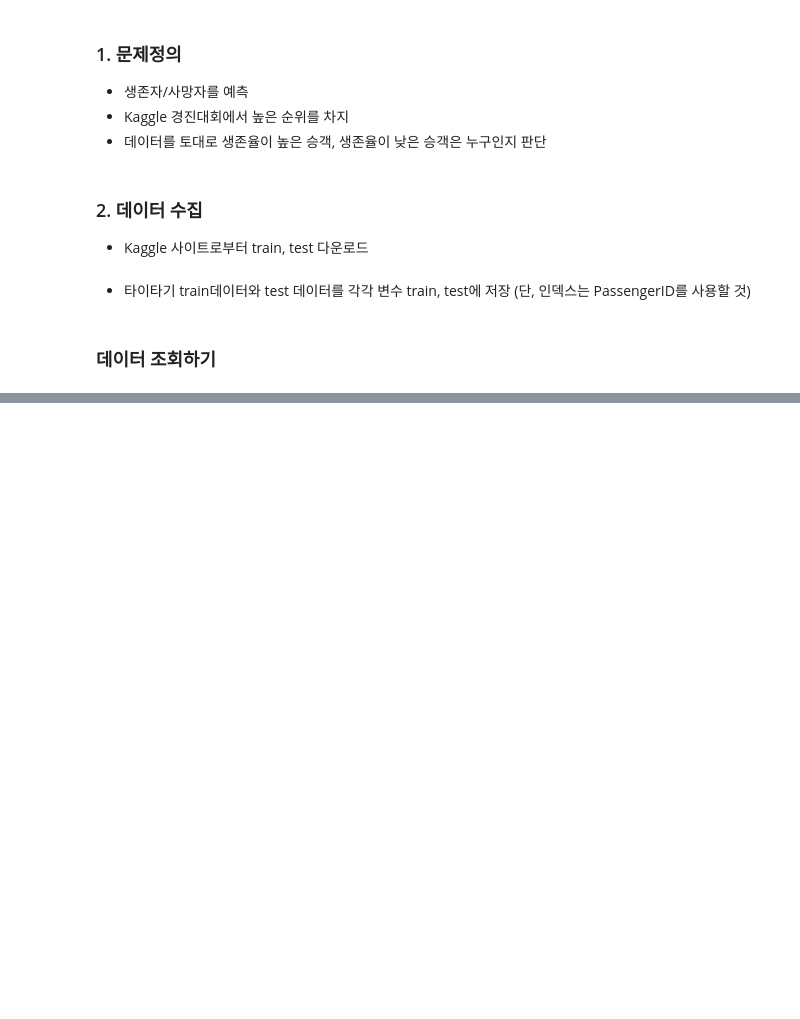
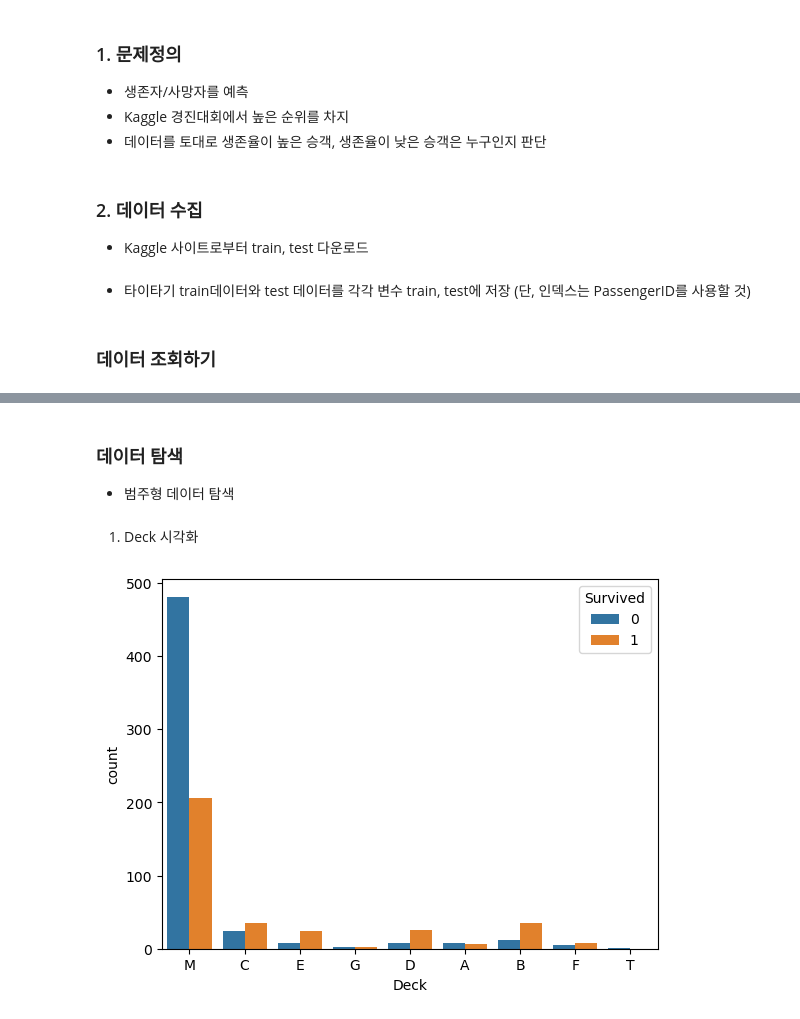
Before and after one commit to SeeUSoon93/MachineLerning, a Jupyter notebook: 6. 머신러닝/ex04_타이타닉 생존자 예측 분석.ipynb, the cells around one changed output, grey strips where cells are left out. Cells and saved outputs as stored; diff of their text form; code cells hidden in the pictures; blank space fills up the shorter version.

```diff
--- a/6. 머신러닝/ex04_타이타닉 생존자 예측 분석.ipynb
+++ b/6. 머신러닝/ex04_타이타닉 생존자 예측 분석.ipynb
@@ -87,0 +280,3 @@ X.
+# %%
+# fillna 메서드는 결측값을 원하는 값으로 변경하는 메서드
+train['Embarked'] = train['Embarked'].fillna('S')
@@ -87,0 +356,4 @@ X.
+# %%
+# 'Deck'이라는 새로운 컬럼을 생성하고 Cabin값을 대입하고 결측치에는 'M'을 대입
+train['Deck'] = train['Cabin'].fillna('M')
+test['Deck'] = test['Cabin'].fillna('M')
@@ -87,0 +376,6 @@ X.
+# %%
+# 'Deck'이라는 컬럼에서 맨 앞 알파벳 한글자만 가져오기
+train['Deck']=train['Deck'].str[0]
+test['Deck']=test['Deck'].str[0]
+# %%
+train = train.drop('Cabin',axis=1)
@@ -87,0 +400,5 @@ X.
+# %% [markdown]
+### 데이터 탐색
+- 범주형 데이터 탐색
+# %% [markdown]
+1. Deck 시각화
@@ -87,0 +407,8 @@ X.
+# %%
+# Deck의 데이터에 따른 생존 사망 바 그래프를 그려보기
+# countplot : 범주형 데이터의 빈도 수를 차트 바로 표시
+# hue : 컬럼을 기준으로 색상을 구분
+sns.countplot(data=train, x='Deck', hue='Survived')
+plt.show()
+# %% [output]
+[figure, added]
```
Also changed, not shown: parts of 65 cells of this notebook.
